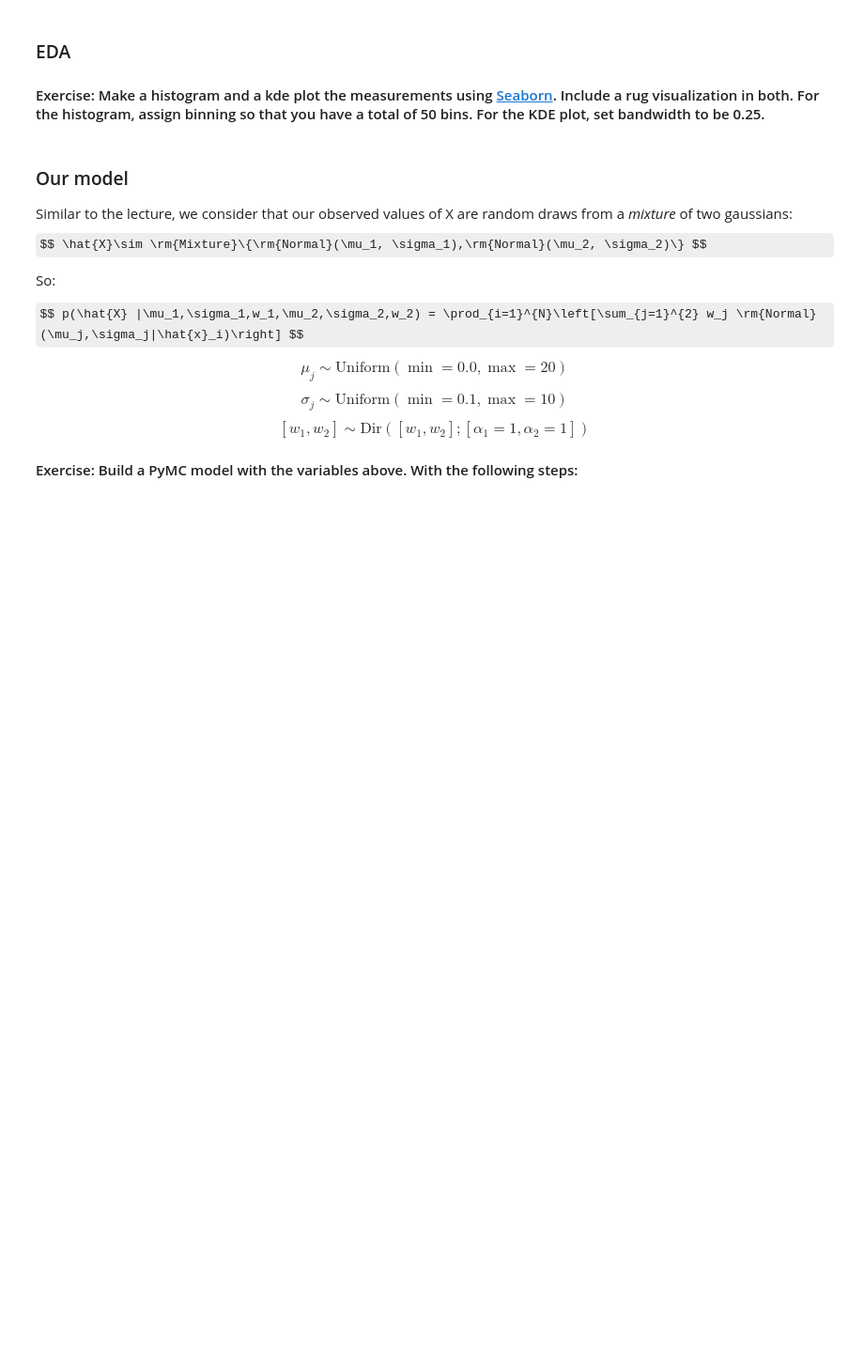
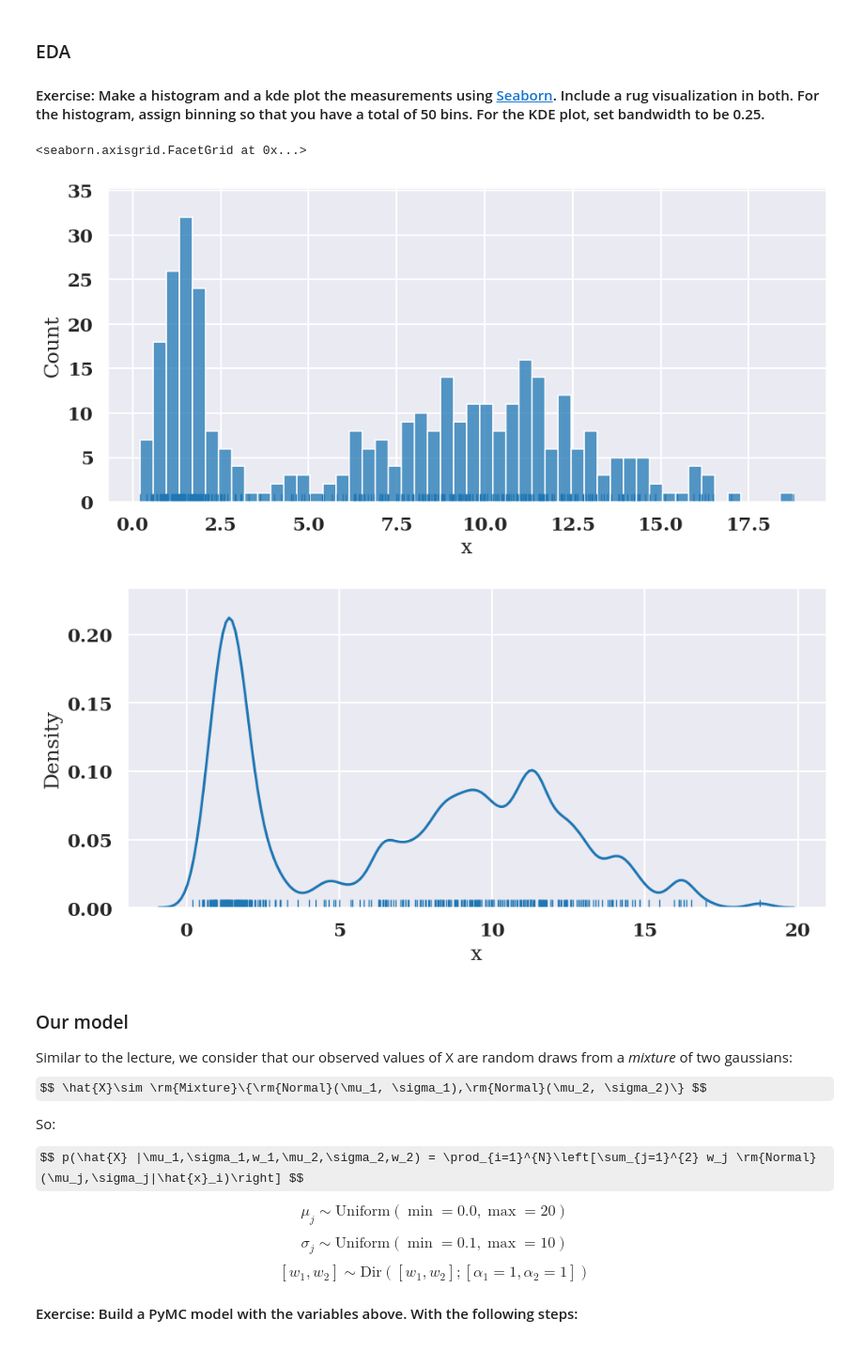
Before and after one commit to bee-undercover/openmp-GOL, a Jupyter notebook: Tutorials/T2_update_part2.ipynb, the cells around one changed output. Shown at 94% size. Drawn from its saved outputs; the diff is of its cells as text; code cells hidden in the pictures; some formulas as TeX source; blank space fills up the shorter version.

```diff
--- a/Tutorials/T2_update_part2.ipynb
+++ b/Tutorials/T2_update_part2.ipynb
@@ -57,6 +67,19 @@ DATA.describe()
 # %%
 # <your turn>
 ## Two plots should be produced
+# plt.figure(1)
+# sns.histplot(DATA,bins=50)
+# sns.rugplot(DATA)
+#OR
+sns.displot(DATA,x='x',kind='hist',bins=50, rug=True,aspect=2)
+# plt.figure(2)
+# sns.kdeplot(DATA,bw_adjust=2)
+# sns.rugplot(DATA)
+sns.displot(DATA,x='x',kind='kde',bw_adjust=0.25, rug=True,aspect=2)
+# %% [output]
+<seaborn.axisgrid.FacetGrid at 0x...>
+[figure, added]
+[figure, added]
 # %% [markdown]
 ### Our model
 
```
Also changed, not shown: parts of 14 cells of this notebook.
